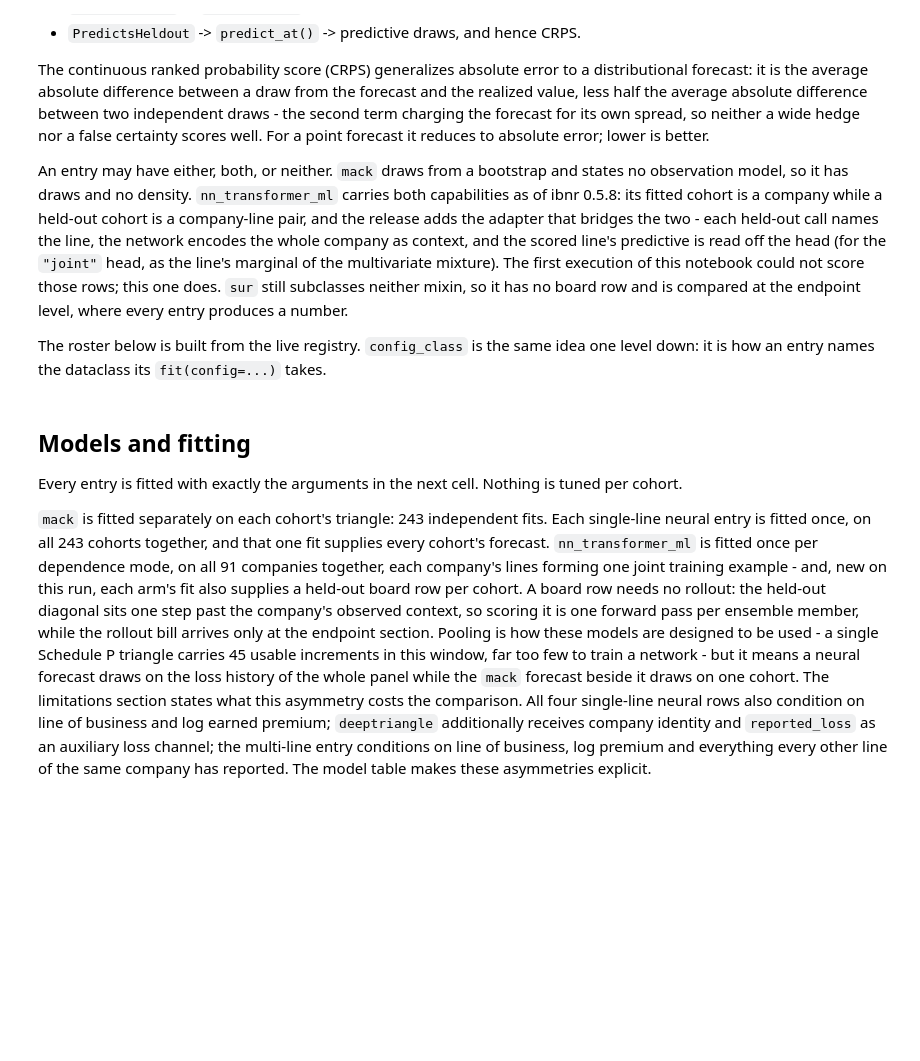
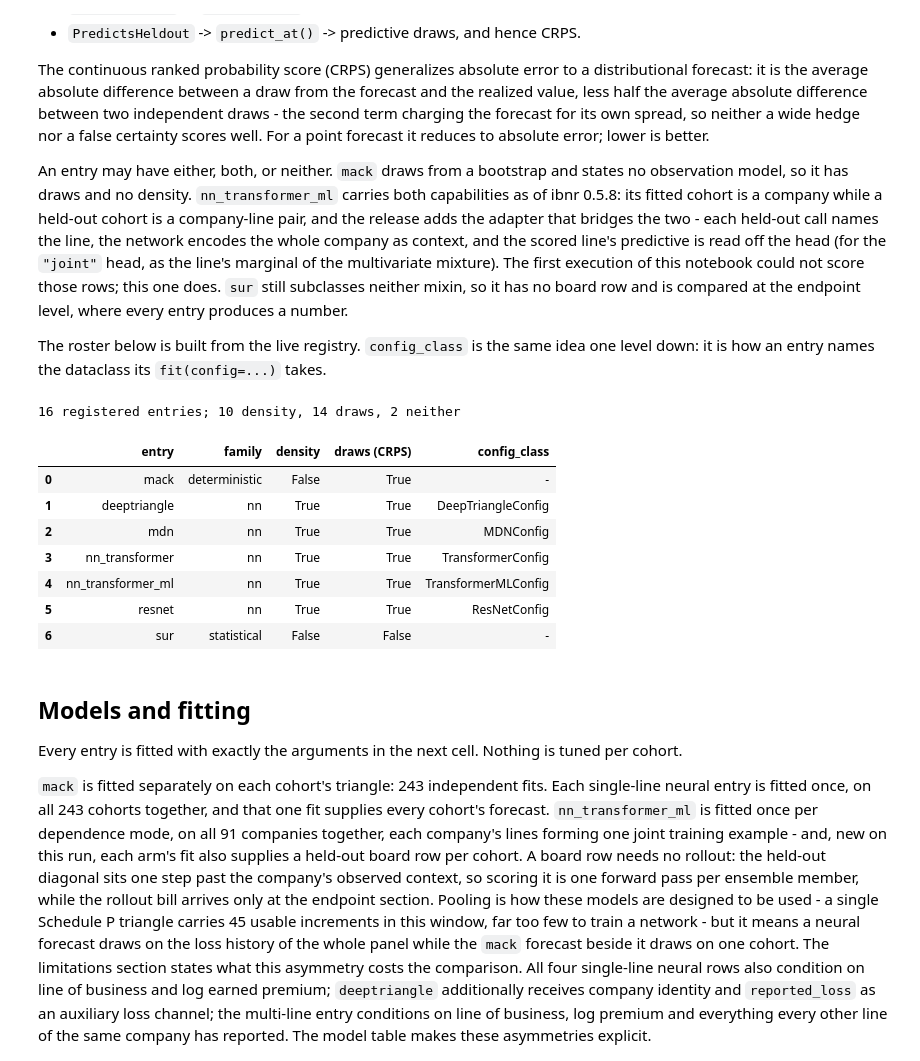
Before and after one commit to EKtheSage/ibnr, a Jupyter notebook: analysis/03c_multiline_transformer.ipynb, the cells around one changed output. Drawn from its saved outputs; the diff is of its cells as text; code cells hidden in the pictures; blank space fills up the shorter version.

```diff
--- a/analysis/03c_multiline_transformer.ipynb
+++ b/analysis/03c_multiline_transformer.ipynb
@@ -623,36 +701,44 @@ level down: it is how an entry names the dataclass its `fit(config=...)` takes.
 roster = (
     pd.DataFrame(
         [
             {
                 "entry": name,
                 "family": cls.family,
                 "density": issubclass(cls, ScoresHeldout),
                 "draws (CRPS)": issubclass(cls, PredictsHeldout),
                 "config_class": getattr(cls.config_class, "__name__", "-"),
             }
             for name in gallery.list()
             for cls in [gallery.get(name)]
         ]
     )
     .sort_values(["family", "entry"])
     .reset_index(drop=True)
 )
 print(
     f"{len(roster)} registered entries; "
     f"{roster['density'].sum()} density, {roster['draws (CRPS)'].sum()} draws, "
     f"{(~roster['density'] & ~roster['draws (CRPS)']).sum()} neither"
 )
 # The entries this notebook uses: the five single-line rows of the held-out board, the
 # multi-line entry whose two arms join them as nn_ml_ar / nn_ml_joint, and sur, which
 # joins at the endpoint level only.
 ON_THIS_BOARD = ["mack", "nn_transformer", "mdn", "resnet", "deeptriangle"]
 ML_ENTRY = "nn_transformer_ml"
 ENDPOINT_ONLY = ["sur"]
 display(
-    roster[roster["entry"].isin([*ON_THIS_BOARD, ML_ENTRY, *ENDPOINT_ONLY])].reset_index(
-        drop=True
-    )
+    roster[roster["entry"].isin([*ON_THIS_BOARD, ML_ENTRY, *ENDPOINT_ONLY])].reset_index(drop=True)
 )
+# %% [output]
+16 registered entries; 10 density, 14 draws, 2 neither
+|  | entry | family | density | draws (CRPS) | config_class |
+| 0 | mack | deterministic | False | True | - |
+| 1 | deeptriangle | nn | True | True | DeepTriangleConfig |
+| 2 | mdn | nn | True | True | MDNConfig |
+| 3 | nn_transformer | nn | True | True | TransformerConfig |
+| 4 | nn_transformer_ml | nn | True | True | TransformerMLConfig |
+| 5 | resnet | nn | True | True | ResNetConfig |
+| 6 | sur | statistical | False | False | - |
 # %% [markdown]
 ## Models and fitting
 
```
Also changed, not shown: parts of 36 cells of this notebook, 5 other files.
